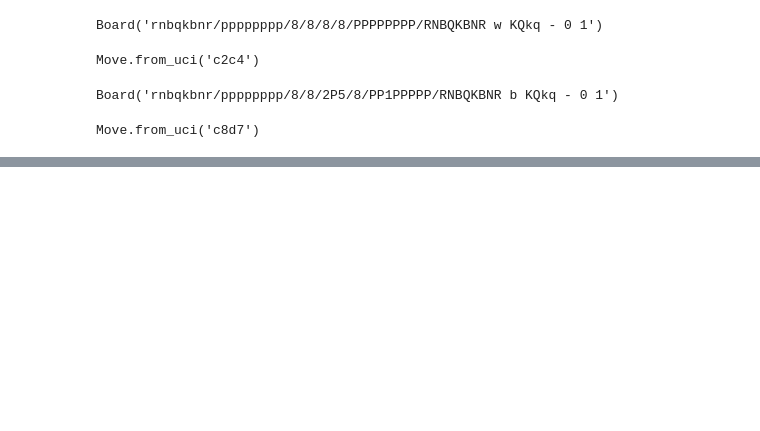
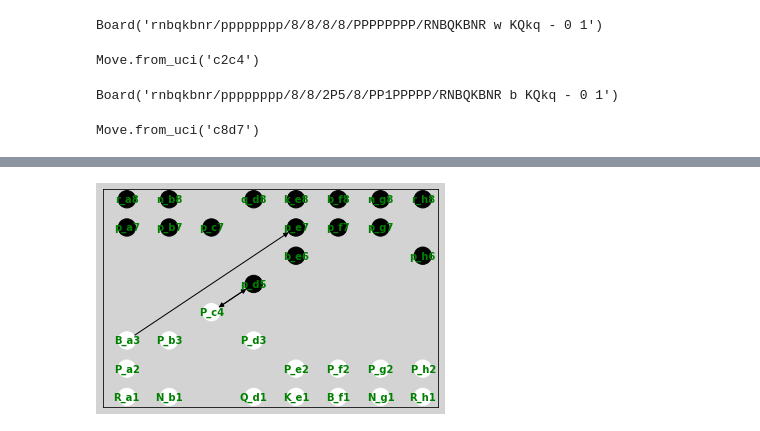
Before and after one commit to oussjarrousse/risk-graphs, a Jupyter notebook: risk_graph_chess.ipynb, the cells around one changed output, grey strips where cells are left out. Saved outputs shown, nothing was run; the diff lists cells and outputs as text; code cells hidden in the pictures; blank space fills up the shorter version.

```diff
--- a/risk_graph_chess.ipynb
+++ b/risk_graph_chess.ipynb
@@ -45,0 +61,4 @@ crg.draw_threat_graph()
+# %%
+crg.draw_threat_graph()
+# %% [output]
+[figure, added]
```
Also changed, not shown: parts of 11 cells of this notebook, 2 other files.
